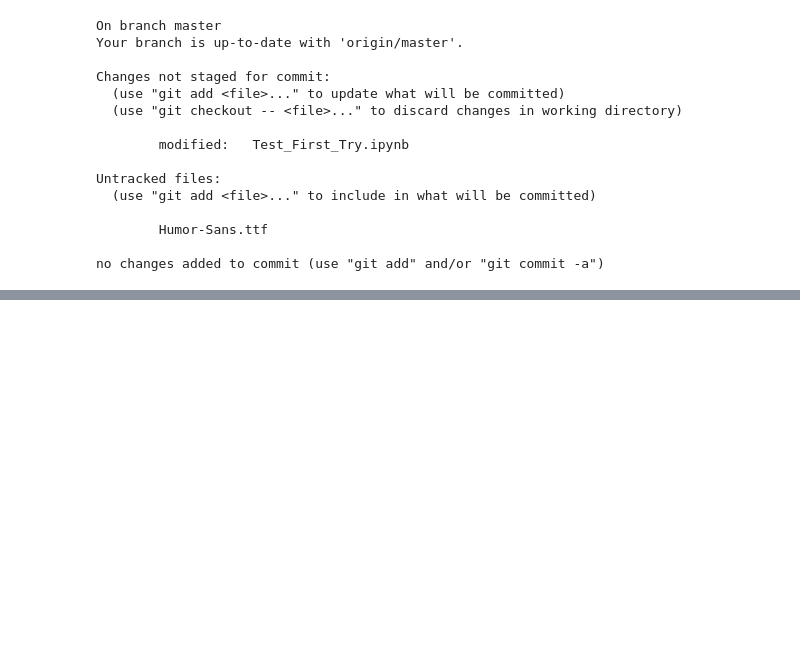
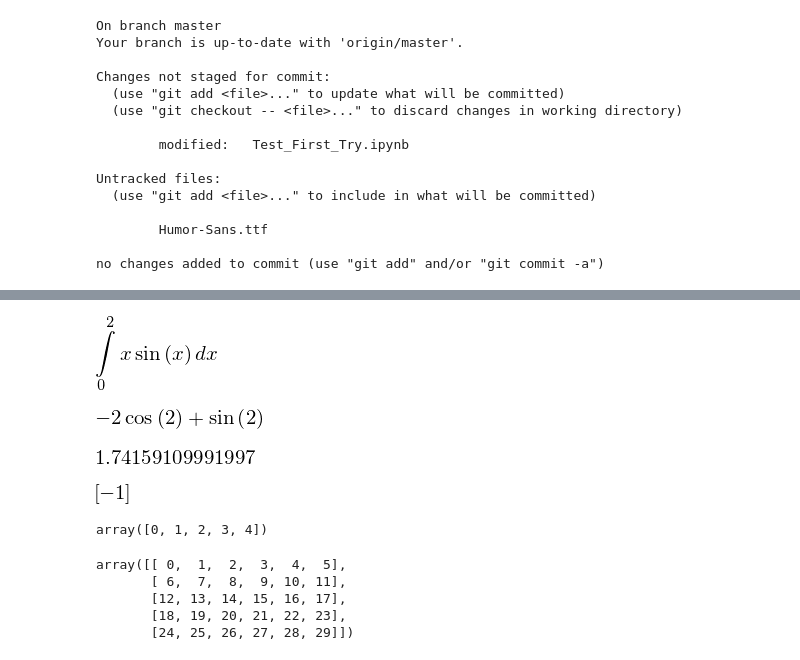
Before and after one commit to temcom/ipython, a Jupyter notebook: Test_First_Try.ipynb, the cells around one changed output, grey strips where cells are left out. Cells and saved outputs as stored; diff of their text form; code cells hidden in the pictures; blank space fills up the shorter version.

```diff
--- a/Test_First_Try.ipynb
+++ b/Test_First_Try.ipynb
@@ -1141,0 +1142,34 @@ plt.show()
+# %%
+from sympy import Symbol, Integral, sin, init_printing
+
+x = Symbol('x')
+init_printing()
+Integral(x*sin(x), (x, 0, 2))
+# %% [output]
+[figure, added]
+# %%
+Integral(x*sin(x), (x, 0, 2)).doit()
+# %% [output]
+[figure, added]
+# %%
+Integral(x*sin(x), (x, 0, 2)).doit().evalf()
+# %% [output]
+[figure, added]
+# %%
+from sympy import solve, Symbol
+x=Symbol('x')
+solve(x**2 + 2*x +1)
+# %% [output]
+[figure, added]
+# %%
+arange(5)
+# %% [output]
+array([0, 1, 2, 3, 4])
+# %%
+arange(30).reshape(5,6)
+# %% [output]
+array([[ 0,  1,  2,  3,  4,  5],
+       [ 6,  7,  8,  9, 10, 11],
+       [12, 13, 14, 15, 16, 17],
+       [18, 19, 20, 21, 22, 23],
+       [24, 25, 26, 27, 28, 29]])
```
Also changed, not shown: parts of 30 cells of this notebook.
